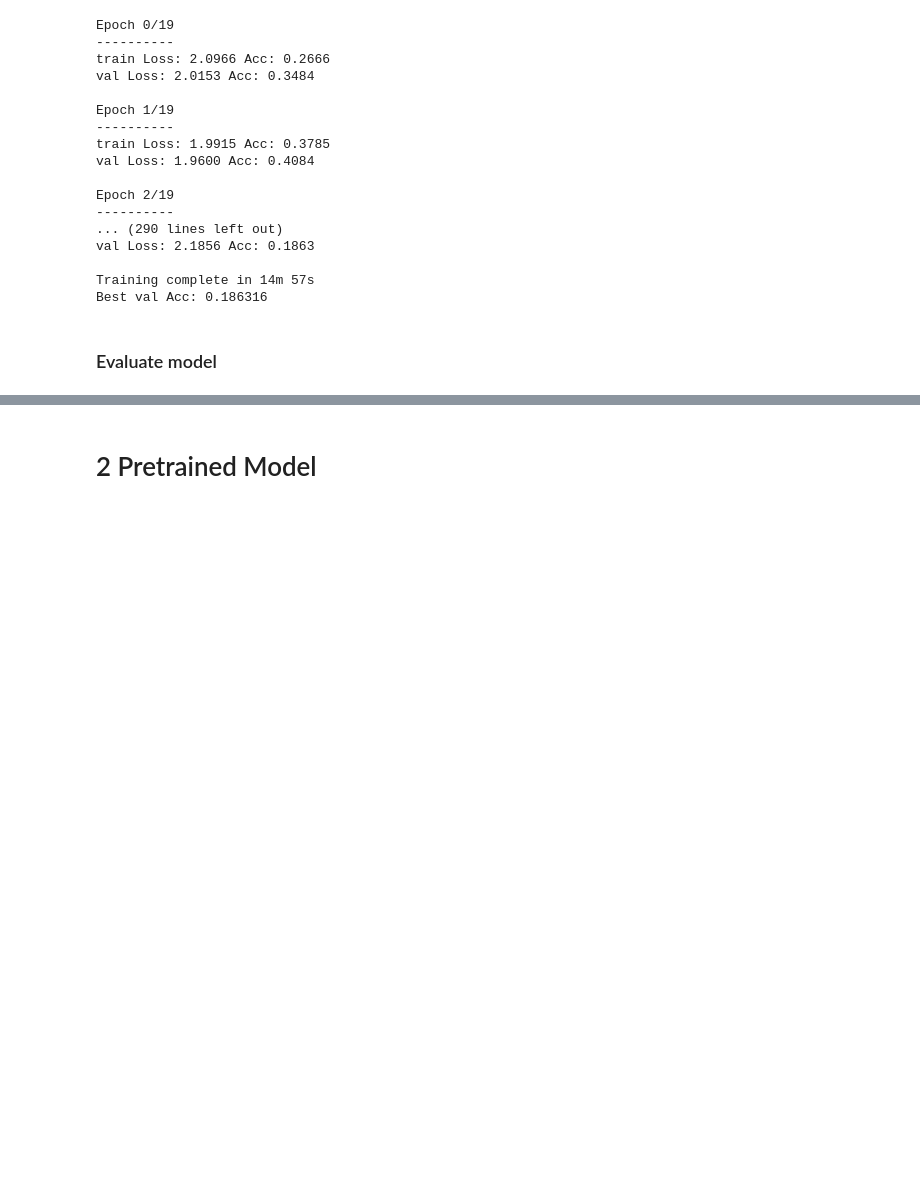
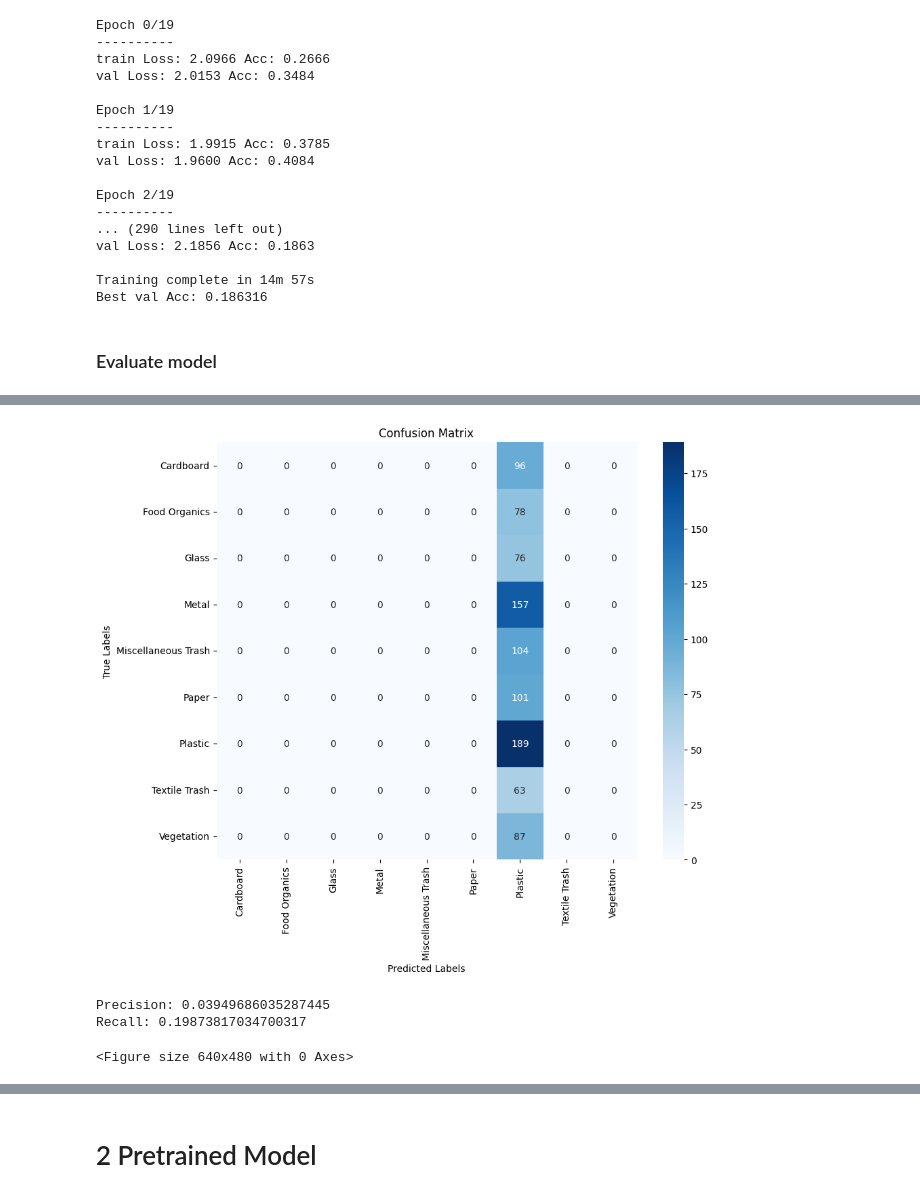
Before and after one commit to SasikaA073/PR-group-assignment, a Jupyter notebook: main.ipynb, the cells around one changed output, grey strips where cells are left out. Saved outputs shown, nothing was run; the diff lists cells and outputs as text; code cells hidden in the pictures; blank space fills up the shorter version.

Commit message:
Evaluation done!

```diff
--- a/main.ipynb
+++ b/main.ipynb
@@ -561,0 +529,61 @@ Mounted at /content/drive
+# %%
+# prompt: evaluate the pretrained model on test dataset
+
+# Assuming 'pretrained_trash_classifier' is your trained model and 'test_loader' is your test data loader
+# Load the best model
+# Replace with your model's path if needed
+model_path = "/content/drive/MyDrive/pr_group_assignment/trash_classifier_from_scratch_0.001.pth"  # Or the path to your best model
+trash_classifier = TrashClassifier()
+trash_classifier.load_state_dict(torch.load(model_path))
+trash_classifier.to(device)  # Make sure the model is on the correct device
+trash_classifier.eval()  # Set the model to evaluation mode
+
+
+# Make predictions on the test set
+all_preds = []
+all_labels = []
+
+with torch.no_grad():
+    for inputs, labels in test_loader:
+        inputs = inputs.to(device)
+        labels = labels.to(device)
+        outputs = trash_classifier(inputs)
+        _, preds = torch.max(outputs, 1)
+        all_preds.extend(preds.cpu().numpy())
+        all_labels.extend(labels.cpu().numpy())
+
+# Calculate the confusion matrix
+cm = confusion_matrix(all_labels, all_preds)
+
+# Visualize the confusion matrix using seaborn
+plt.figure(figsize=(10, 8))
+sns.heatmap(
+    cm,
+    annot=True,
+    fmt="d",
+    cmap="Blues",
+    xticklabels=class_names,
+    yticklabels=class_names,
+)  # Use the class names you defined earlier
+plt.xlabel("Predicted Labels")
+plt.ylabel("True Labels")
+plt.title("Confusion Matrix")
+plt.show()
+
+# save image
+plt.savefig("/content/drive/MyDrive/pr_group_assignment/confusion_matrix_from_scratch.png")
+
+
+# Calculate precision
+precision = precision_score(all_labels, all_preds, average="weighted")  # Use 'weighted' for multi-class problems
+
+# Calculate recall
+recall = recall_score(all_labels, all_preds, average="weighted")  # Use 'weighted' for multi-class problems
+
+print(f"Precision: {precision}")
+print(f"Recall: {recall}")
+# %% [output]
+[figure, added]
+Precision: 0.03949686035287445
+Recall: 0.19873817034700317
+<Figure size 640x480 with 0 Axes>
```
Also changed, not shown: parts of 30 cells of this notebook.
